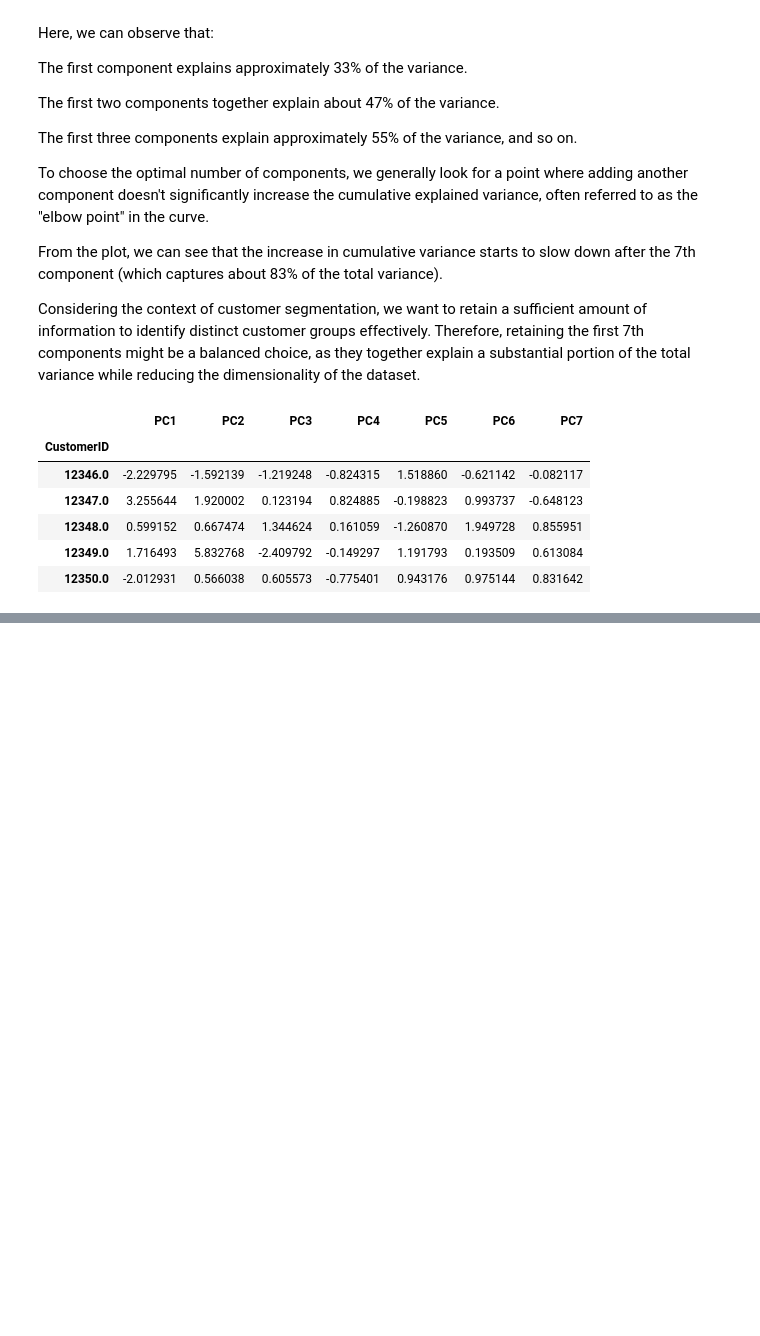
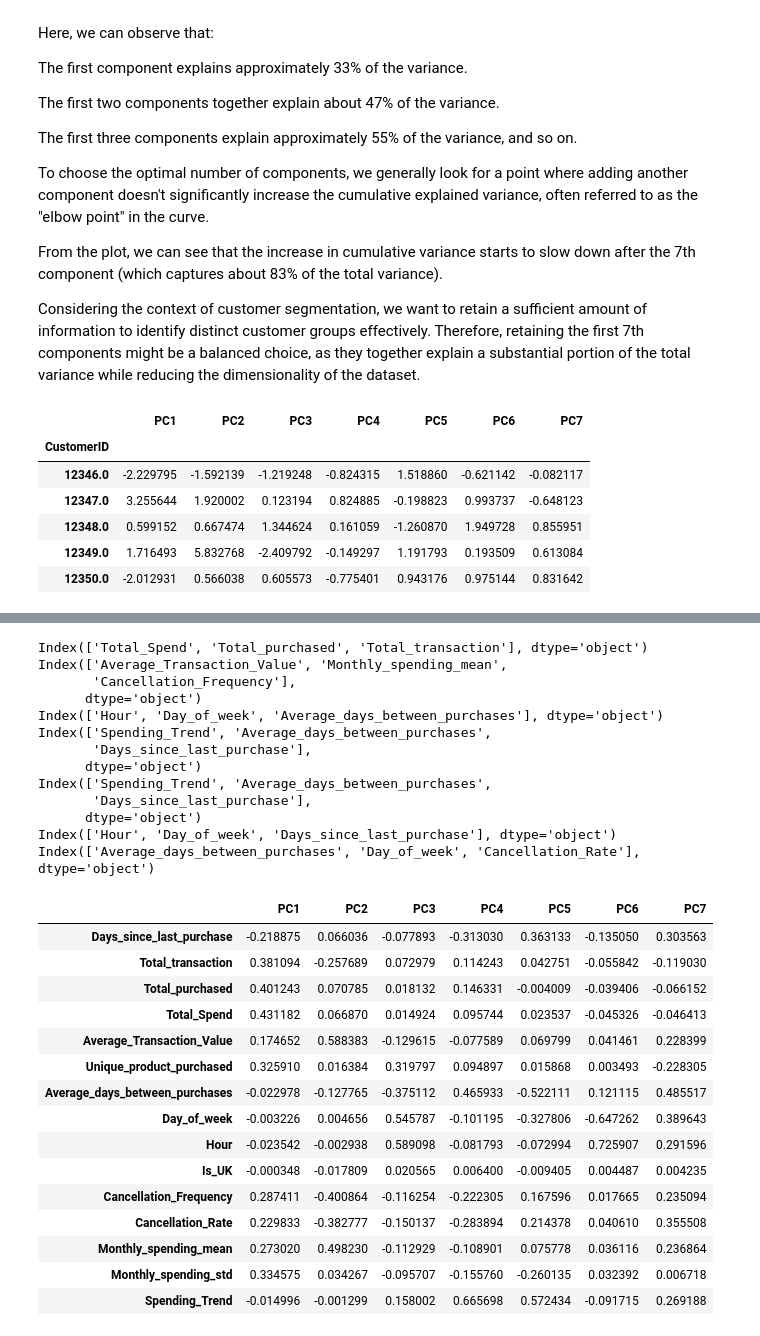
Before and after one commit to Suryasadasivam/Customer-Segmentation-, a Jupyter notebook: customer_segmentation.ipynb, the cells around one changed output, grey strips where cells are left out. Drawn from its saved outputs; the diff is of its cells as text; code cells hidden in the pictures; blank space fills up the shorter version.

Commit message:
Customersegmentation

```diff
--- a/customer_segmentation.ipynb
+++ b/customer_segmentation.ipynb
@@ -1377,0 +1395,43 @@ customer_data_pca.head()
+# %%
+#define a function to highlight the top 3 absolute values in each column of a dataframe
+
+def highlights_top3(column):
+    top3=column.abs().nlargest(3).index
+    print(top3)
+    return['background-color: #ffeacc' if i in top3 else '' for i in column.index]
+
+#create the PCA component DataFrame and apply the highlighting function
+
+pc_df=pd.DataFrame(pca.components_.T,columns=['PC{}'.format(i+1) for i in range(pca.n_components_)],index=customer_data_scaled.columns)
+
+pc_df.style.apply(highlights_top3,axis=0)
+# %% [output]
+Index(['Total_Spend', 'Total_purchased', 'Total_transaction'], dtype='object')
+Index(['Average_Transaction_Value', 'Monthly_spending_mean',
+       'Cancellation_Frequency'],
+      dtype='object')
+Index(['Hour', 'Day_of_week', 'Average_days_between_purchases'], dtype='object')
+Index(['Spending_Trend', 'Average_days_between_purchases',
+       'Days_since_last_purchase'],
+      dtype='object')
+Index(['Spending_Trend', 'Average_days_between_purchases',
+       'Days_since_last_purchase'],
+      dtype='object')
+Index(['Hour', 'Day_of_week', 'Days_since_last_purchase'], dtype='object')
+Index(['Average_days_between_purchases', 'Day_of_week', 'Cancellation_Rate'], dtype='object')
+|  | PC1 | PC2 | PC3 | PC4 | PC5 | PC6 | PC7 |
+| Days_since_last_purchase | -0.218875 | 0.066036 | -0.077893 | -0.313030 | 0.363133 | -0.135050 | 0.303563 |
+| Total_transaction | 0.381094 | -0.257689 | 0.072979 | 0.114243 | 0.042751 | -0.055842 | -0.119030 |
+| Total_purchased | 0.401243 | 0.070785 | 0.018132 | 0.146331 | -0.004009 | -0.039406 | -0.066152 |
+| Total_Spend | 0.431182 | 0.066870 | 0.014924 | 0.095744 | 0.023537 | -0.045326 | -0.046413 |
+| Average_Transaction_Value | 0.174652 | 0.588383 | -0.129615 | -0.077589 | 0.069799 | 0.041461 | 0.228399 |
+| Unique_product_purchased | 0.325910 | 0.016384 | 0.319797 | 0.094897 | 0.015868 | 0.003493 | -0.228305 |
+| Average_days_between_purchases | -0.022978 | -0.127765 | -0.375112 | 0.465933 | -0.522111 | 0.121115 | 0.485517 |
+| Day_of_week | -0.003226 | 0.004656 | 0.545787 | -0.101195 | -0.327806 | -0.647262 | 0.389643 |
+| Hour | -0.023542 | -0.002938 | 0.589098 | -0.081793 | -0.072994 | 0.725907 | 0.291596 |
+| Is_UK | -0.000348 | -0.017809 | 0.020565 | 0.006400 | -0.009405 | 0.004487 | 0.004235 |
+| Cancellation_Frequency | 0.287411 | -0.400864 | -0.116254 | -0.222305 | 0.167596 | 0.017665 | 0.235094 |
+| Cancellation_Rate | 0.229833 | -0.382777 | -0.150137 | -0.283894 | 0.214378 | 0.040610 | 0.355508 |
+| Monthly_spending_mean | 0.273020 | 0.498230 | -0.112929 | -0.108901 | 0.075778 | 0.036116 | 0.236864 |
+| Monthly_spending_std | 0.334575 | 0.034267 | -0.095707 | -0.155760 | -0.260135 | 0.032392 | 0.006718 |
+| Spending_Trend | -0.014996 | -0.001299 | 0.158002 | 0.665698 | 0.572434 | -0.091715 | 0.269188 |
```
Also changed, not shown: parts of 2 cells of this notebook.
